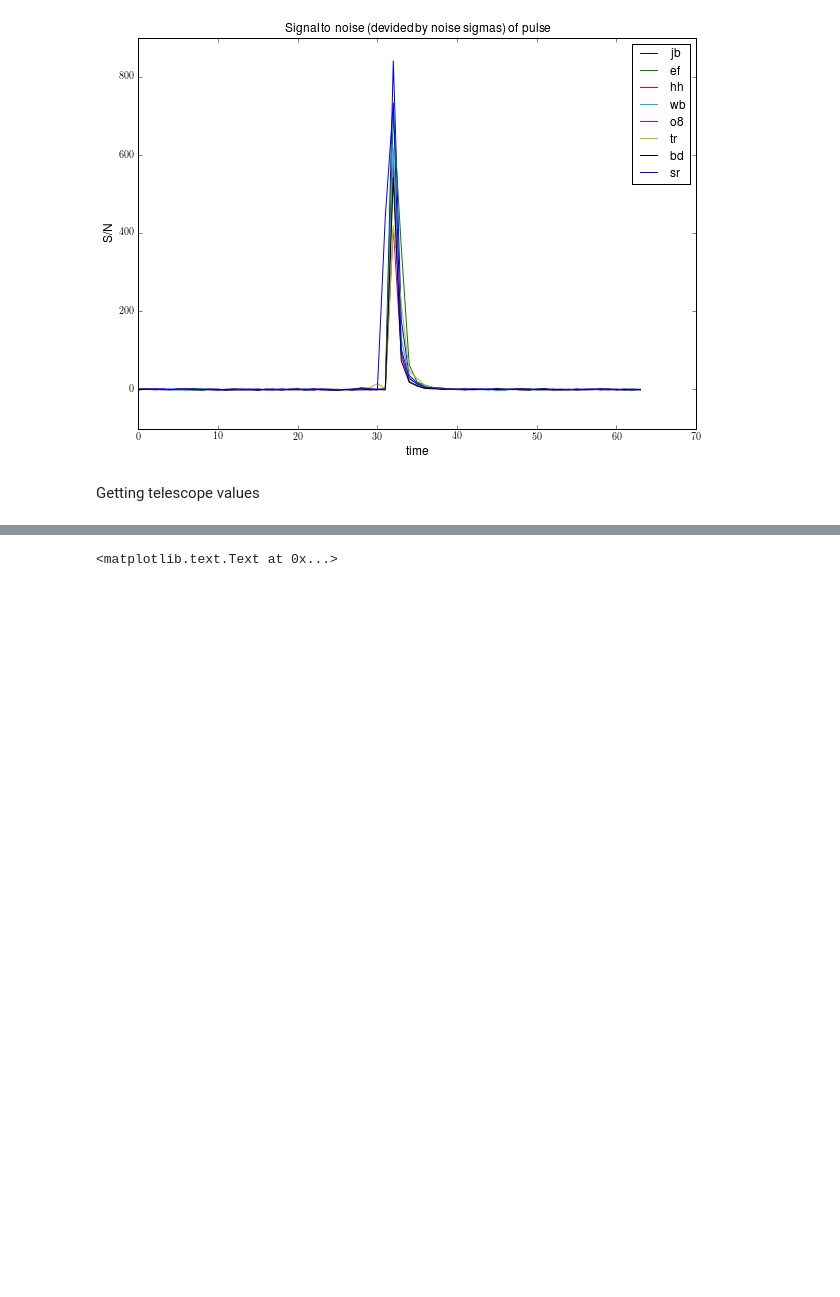
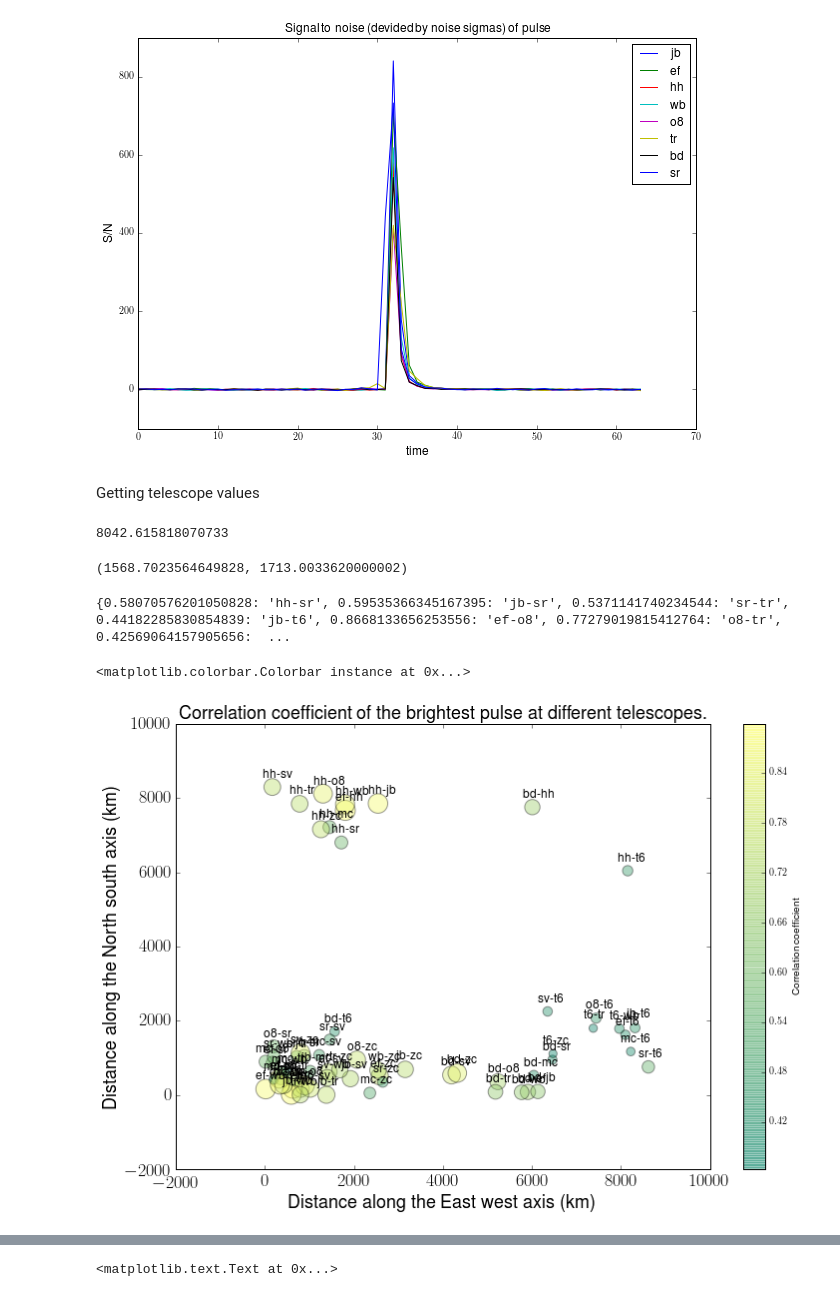
Before and after one commit to xiaozhengxu/scint_analysis, a Jupyter notebook: EVN_crab/process_frequency.ipynb, the cells around one changed output, grey strips where cells are left out. Saved outputs shown, nothing was run; the diff lists cells and outputs as text; code cells hidden in the pictures; blank space fills up the shorter version.

```diff
--- a/EVN_crab/process_frequency.ipynb
+++ b/EVN_crab/process_frequency.ipynb
@@ -229,3 +251,64 @@ Getting telescope values
+# %%
+def find_distance(pos1,pos2):
+    '''Returns the distance of 2 positions in km'''
+    return sqrt((pos1.x-pos2.x)**2+(pos1.y-pos2.y)**2+(pos1.z-pos2.z)**2).to(u.km).value
+find_distance(obspos['ef'],obspos['hh'])
+# %% [output]
+8042.615818070733
+# %%
+def find_EW_NS_positions(pos1,pos2):
+    '''Returns the distance along EW and along NS as a tuple value'''
+    R = 6371 #earth's radius in km
+    dtheta = pos1.longitude.value-pos2.longitude.value #in degrees
+    phi = (90-abs(pos1.latitude.value)+90-abs(pos2.latitude.value))/2.
+    EW = abs(2.*R*sin(deg2rad(dtheta)/2.)*sin(deg2rad(phi)))
+    NS = abs(pos1.z.value-pos2.z.value)/1000.
+    return EW,NS
+find_EW_NS_positions(obspos['bd'],obspos['t6'])
+# %% [output]
+(1568.7023564649828, 1713.0033620000002)
+# %%
+teles = ['bd','ef','hh','jb','mc','o8','sr','sv','t6','tr','wb','zc']
+N = 16
+D = {}
+EWs = []
+NSs = []
+coercoeff = []
+nchan = 512
+for i,tele1 in enumerate(teles):
+    for j,tele2 in enumerate(teles[i+1:]):
+        fs1,bgstd1,os1,sn1 = load_gp(time_string1,tele1,nchan,draw = 0)
+        fs2,bgstd2,os2,sn2 = load_gp(time_string1,tele2,nchan,draw = 0)
+        fgp1,fgp1l = process_freq_spec(fs1,nchan,i-1,draw = 0)
+        fgp2,fgp2l = process_freq_spec(fs2,nchan,i-1, draw = 0)
+        cc,ccs = get_ccs((fgp1,bgstd1),(fgp2,bgstd2), N)
+        EWs.append(find_EW_NS_positions(obspos[tele1],obspos[tele2])[0])
+        NSs.append(find_EW_NS_positions(obspos[tele1],obspos[tele2])[1])
+        coercoeff.append(cc)
+        D[cc] = (tele1+'-'+tele2)
+# print EWs
+# print NSs
+print D
+# %% [output]
+{0.58070576201050828: 'hh-sr', 0.59535366345167395: 'jb-sr', 0.5371141740234544: 'sr-tr', 0.44182285830854839: 'jb-t6', 0.8668133656253556: 'ef-o8', 0.77279019815412764: 'o8-tr', 0.42569064157905656:  ...
+# %%
+figure(figsize = (12,8))
+circle_sizescc = [cir**2*500. for cir in coercoeff]
+# cm = cm.get_cmap('summer')
+
+scatter(EWs,NSs, c = coercoeff, s=circle_sizescc,alpha = 0.4, cmap = cm)
+
+xlabel('Distance along the East west axis (km)',fontsize = 18)
+ylabel('Distance along the North south axis (km)',fontsize = 18)
+tick_params(axis='both', which='major', labelsize=18)
+for i in range(len(circle_sizescc)):
+    annotate(D[coercoeff[i]],zip(EWs,NSs)[i],xytext = (-10, 10),textcoords = 'offset points',fontsize = 12)
+title('Correlation coefficient of the brightest pulse at different telescopes.',
+     fontsize = 18)
+colorbar(label = 'Correlation coefficient')
+# %% [output]
+<matplotlib.colorbar.Colorbar instance at 0x...>
+[figure, added]
 # %%
 '''Getting correlation coefficient vs telescope distance plot'''
 teles = ['jb','ef','hh','wb','o8','tr','sr','bd']
```
Also changed, not shown: parts of 16 cells of this notebook, 1 other file.
